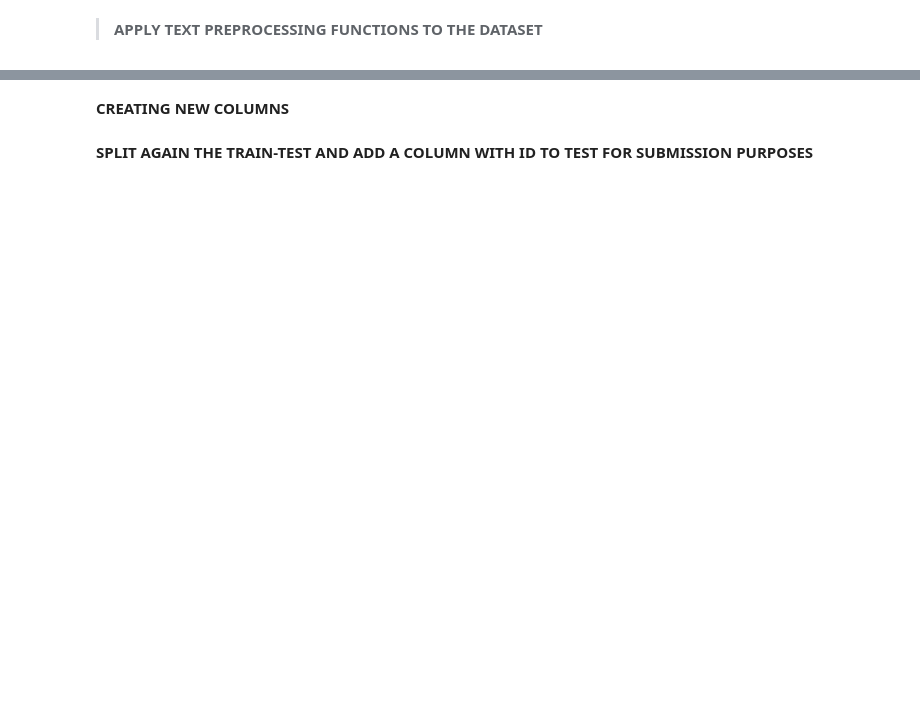
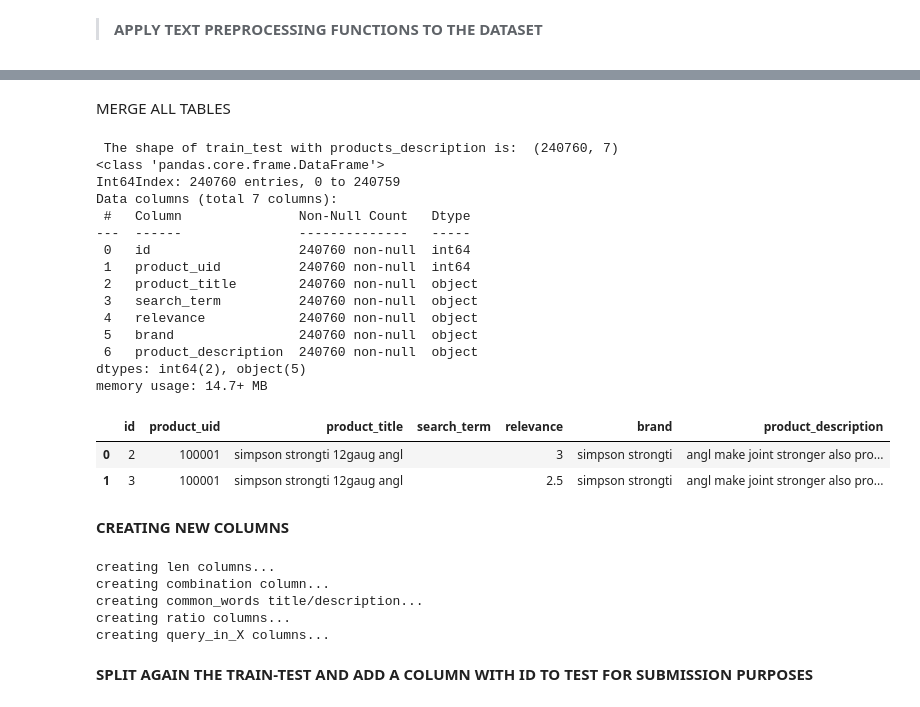
Before and after one commit to VasilisNikiforidis/Search-Relevance-Prediction, a Jupyter notebook: NLP_Coursework_2020.ipynb, the cells around one changed output, grey strips where cells are left out. Cells and saved outputs as stored; diff of their text form; code cells hidden in the pictures; blank space fills up the shorter version.

```diff
--- a/NLP_Coursework_2020.ipynb
+++ b/NLP_Coursework_2020.ipynb
@@ -48,25 +45,31 @@ from sklearn.metrics import make_scorer
 # %% [markdown]
 READ THE **DATASETS**
 # %%
-df_train = pd.read_csv('train.csv', encoding='latin1')
+path_to_files = "/content/drive/My Drive/NLP/"
+train_path = path_to_files + "train.csv"
+test_path = path_to_files + "test.csv"
+product_descriptions_path = path_to_files + "product_descriptions.csv"
+attributes_path = path_to_files + "attributes.csv"
+
+df_train = pd.read_csv(train_path, encoding='ISO-8859-1', header=0)
 print('The shape of train is:', df_train.shape)
 df_train.info()
 len_train = df_train.shape[0]
 print('The len_train is: ', len_train)
 
-df_test = pd.read_csv('test.csv', encoding='latin1')
+df_test = pd.read_csv(test_path, encoding='ISO-8859-1', header=0)
 print('\n The shape of test is: ', df_test.shape)
 df_test.info()
 
-df_product_desc = pd.read_csv('product_descriptions.csv')
+df_product_desc = pd.read_csv(product_descriptions_path, header=0)
 print('\n The shape of product description is: ', df_product_desc.shape)
 df_product_desc.info()
 
-df_product_attr = pd.read_csv('attributes.csv')
+df_product_attr = pd.read_csv(attributes_path, header=0)
 print('\n The shape of product attributes is: \n', df_product_attr.shape)
 print('The null values of are: ', df_product_attr.isnull().sum())
 df_product_attr.dropna(how="all", inplace=True)
-df_product_attr["product_uid"] = df_product_attr["product_uid"].astype(int)
+df_product_attr["product_uid"] = df_product_attr["product_uid"].astype("int64")
 print(df_product_attr.info())
 # %% [output]
 The shape of train is: (74067, 5)
@@ -129,0 +94,12 @@ dtype: int64
+# %%
+df_train_test = pd.concat((df_train, df_test), axis=0, ignore_index=True)
+print('The shape of train-test is: ', df_train_test.shape)
+df_train_test.info()
+
+# For attributes table, we are only interested in brand names which could be included in search queries.
+df_product_brand = df_product_attr[df_product_attr.name == "MFG Brand Name"][["product_uid", "value"]].rename(columns={"value": "brand"})
+df_train_test_brands = pd.merge(df_train_test, df_product_brand, how='left', on='product_uid')
+df_train_test_brands["brand"] = df_train_test_brands["brand"].astype("string")
+df_train_test_brands = df_train_test_brands.fillna("unknown")
+
+df_train_test_brands.info()
@@ -254,29 +3727,77 @@ df_merged['product_description'] = df_merged['product_description'].map(lambda x
+# %% [markdown]
+MERGE ALL TABLES
+# %%
+df_merged = df_train_test_brands.merge(df_product_desc, how='left', on='product_uid')
+print('\n The shape of train_test with products_description is: ', df_merged.shape)
+df_merged.info()
+
+df_merged.head(2) # to check which columns to preprocess
+# %% [output]
+ The shape of train_test with products_description is:  (240760, 7)
+<class 'pandas.core.frame.DataFrame'>
+Int64Index: 240760 entries, 0 to 240759
+Data columns (total 7 columns):
+ #   Column               Non-Null Count   Dtype
+---  ------               --------------   -----
+ 0   id                   240760 non-null  int64
+ 1   product_uid          240760 non-null  int64
+ 2   product_title        240760 non-null  object
+ 3   search_term          240760 non-null  object
+ 4   relevance            240760 non-null  object
+ 5   brand                240760 non-null  object
+ 6   product_description  240760 non-null  object
+dtypes: int64(2), object(5)
+memory usage: 14.7+ MB
+|  | id | product_uid | product_title | search_term | relevance | brand | product_description |
+| 0 | 2 | 100001 | simpson strongti 12gaug angl |  | 3 | simpson strongti | angl make joint stronger also pro... |
+| 1 | 3 | 100001 | simpson strongti 12gaug angl |  | 2.5 | simpson strongti | angl make joint stronger also pro... |
 # %% [markdown]
 **CREATING NEW COLUMNS**
 # %%
 # Add new columns with the length of the column
+print("creating len columns...")
 df_merged['len_of_query'] = df_merged['search_term'].map(lambda x: len(x.split())).astype(np.int64)
 df_merged['len_of_title'] = df_merged['product_title'].map(lambda x:len(x.split())).astype(np.int64)
 df_merged['len_of_description'] = df_merged['product_description'].map(lambda x:len(x.split())).astype(np.int64)
+df_merged['len_of_brand'] = df_merged['brand'].apply(lambda x:len(x.split())).astype(np.int64)
 
 # Add a product_all_info column summarizing the attributes of products seperating by TAB
+print("creating combination column...")
 df_merged['product_all_information'] = df_merged['search_term'] + "\t" + df_merged['product_title'] + "\t" + df_merged['product_description']
 
 # Add new columns with common words of the search term with product title and the search term with description
+print("creating common_words title/description...")
 df_merged['common_words_in_title'] = df_merged['product_all_information'].map(lambda x: num_common_words(x.split('\t')[0], x.split('\t')[1]))
 df_merged['common_words_in_description'] = df_merged['product_all_information'].map(lambda x: num_common_words(x.split('\t')[0], x.split('\t')[2]))
 
 # Add new columns with the ratio of common words in title with respect to query and ratio of common words in description with respect to query
+print("creating ratio columns...")
 df_merged['ratio_title'] = df_merged['common_words_in_title'] / df_merged['len_of_query']
 df_merged['ratio_description'] = df_merged['common_words_in_description'] / df_merged['len_of_query']
+df_merged['query_title_len_prop'] = df_merged['len_of_title'] / df_merged['len_of_query']
+df_merged['query_desc_len_prop'] = df_merged['len_of_description'] / df_merged['len_of_query']
 
 # Add new columns with number of times the entire search term appears in product title and number of times the entire search term appears in product description.
+print("creating query_in_X columns...")
 df_merged['query_in_title'] = df_merged['product_all_information'].map(lambda x: num_whole_word(x.split('\t')[0], x.split('\t')[1],0))
 df_merged['query_in_description'] = df_merged['product_all_information'].map(lambda x: num_whole_word(x.split('\t')[0], x.split('\t')[2],0))
 
+# New column that combine "search_term", "brand" and "product_title" to facilitate ratio for brand.
+print("creating brand ratio and words in title...")
+df_merged['brand_helper'] = df_merged['search_term']+"\t"+df_merged['brand']+"\t"+df_merged['product_title']
+df_merged['query_in_brand'] = df_merged['attr'].map(lambda x:num_common_words(x.split('\t')[0],x.split('\t')[1]))
+df_merged['ratio_brand'] = df_merged['query_in_brand'] / df_merged['len_of_brand']
+
 # Add new columns with jaccard similarity of search term and product title and search term and product description
+print("creating jacard columns ....")
 df_merged['jaccard_search_and_title'] = df_merged['product_all_information'].map(lambda x: jaccard_sim(x.split('\t')[0], x.split('\t')[1]))
 df_merged['jaccard_search_and_description'] = df_merged['product_all_information'].map(lambda x: jaccard_sim(x.split('\t')[0], x.split('\t')[2]))
+# %% [output]
+creating len columns...
+creating combination column...
+creating common_words title/description...
+creating ratio columns...
+creating query_in_X columns...
 # %% [markdown]
 **SPLIT AGAIN THE TRAIN-TEST AND ADD A COLUMN WITH ID TO TEST FOR SUBMISSION PURPOSES**
 # %%
```
Also changed, not shown: parts of 15 cells of this notebook.
